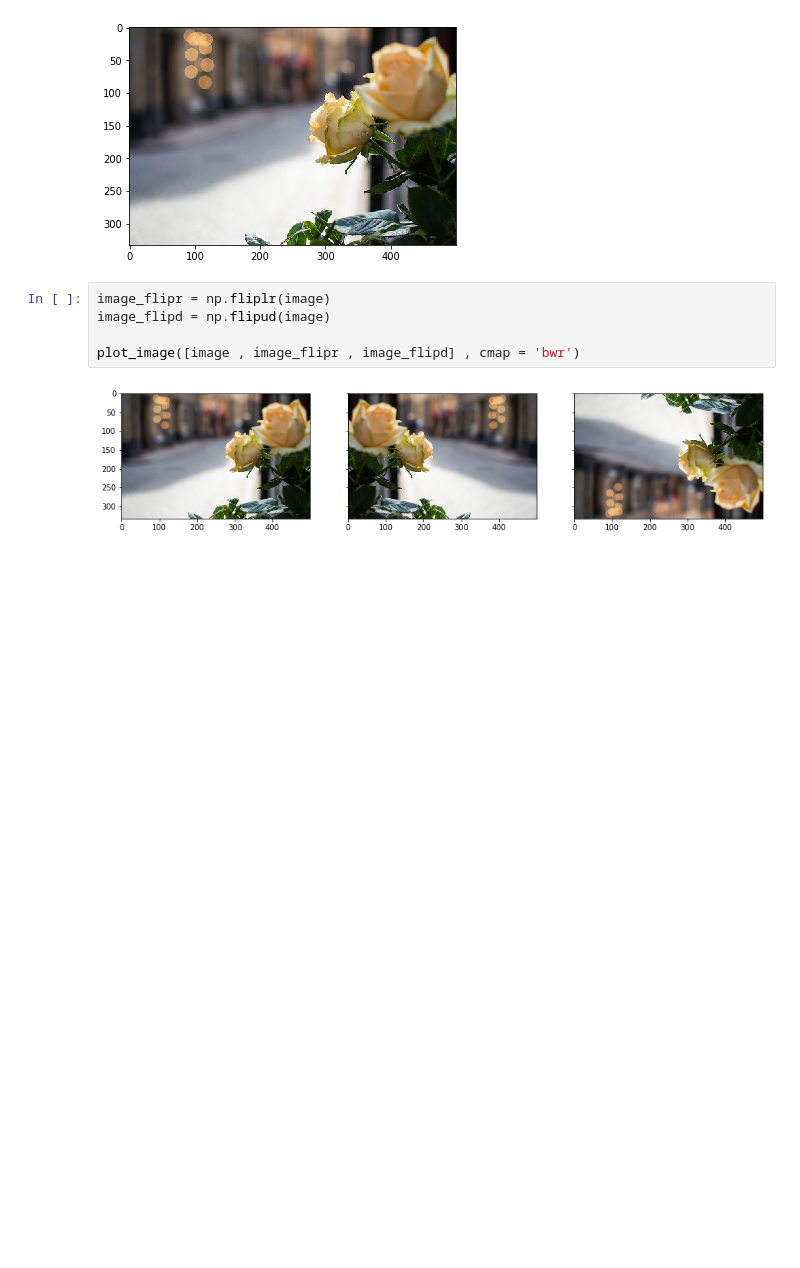
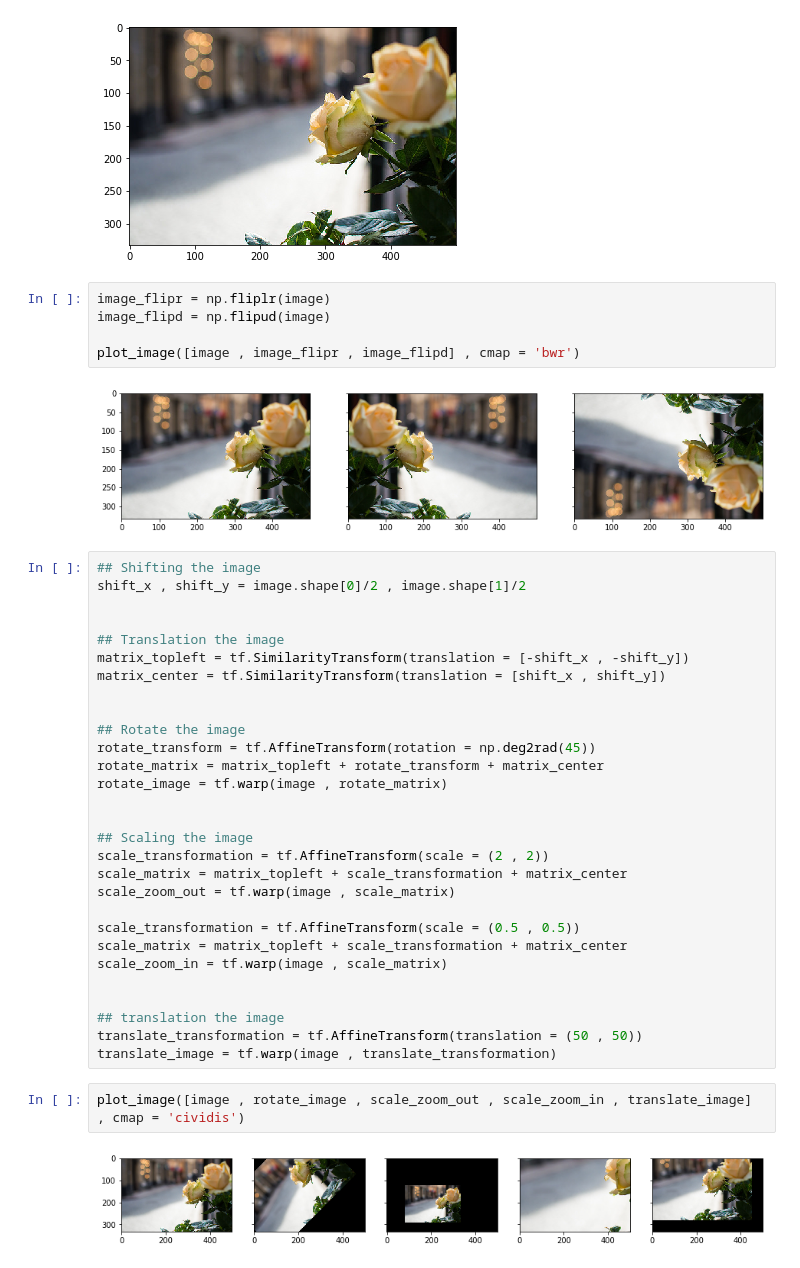
Before and after one commit to LIMON100/Flower-Classification, a Jupyter notebook: FlowerRecognitn.ipynb, the cells around one changed output. Drawn from its saved outputs; the diff is of its cells as text; blank space fills up the shorter version.

```diff
--- a/FlowerRecognitn.ipynb
+++ b/FlowerRecognitn.ipynb
@@ -167,3 +176,36 @@ image_flipd = np.flipud(image)
 plot_image([image , image_flipr , image_flipd] , cmap = 'bwr')
 # %% [output]
 [figure]
+# %%
+## Shifting the image
+shift_x , shift_y = image.shape[0]/2 , image.shape[1]/2
+
+
+## Translation the image
+matrix_topleft = tf.SimilarityTransform(translation = [-shift_x , -shift_y])
+matrix_center = tf.SimilarityTransform(translation = [shift_x , shift_y])
+
+
+## Rotate the image
+rotate_transform = tf.AffineTransform(rotation = np.deg2rad(45))
+rotate_matrix = matrix_topleft + rotate_transform + matrix_center
+rotate_image = tf.warp(image , rotate_matrix)
+
+
+## Scaling the image
+scale_transformation = tf.AffineTransform(scale = (2 , 2))
+scale_matrix = matrix_topleft + scale_transformation + matrix_center
+scale_zoom_out = tf.warp(image , scale_matrix)
+
+scale_transformation = tf.AffineTransform(scale = (0.5 , 0.5))
+scale_matrix = matrix_topleft + scale_transformation + matrix_center
+scale_zoom_in = tf.warp(image , scale_matrix)
+
+
+## translation the image
+translate_transformation = tf.AffineTransform(translation = (50 , 50))
+translate_image = tf.warp(image , translate_transformation)
+# %%
+plot_image([image , rotate_image , scale_zoom_out , scale_zoom_in , translate_image] , cmap = 'cividis')
+# %% [output]
+[figure, added]
```
Also changed, not shown: parts of 5 cells of this notebook.
